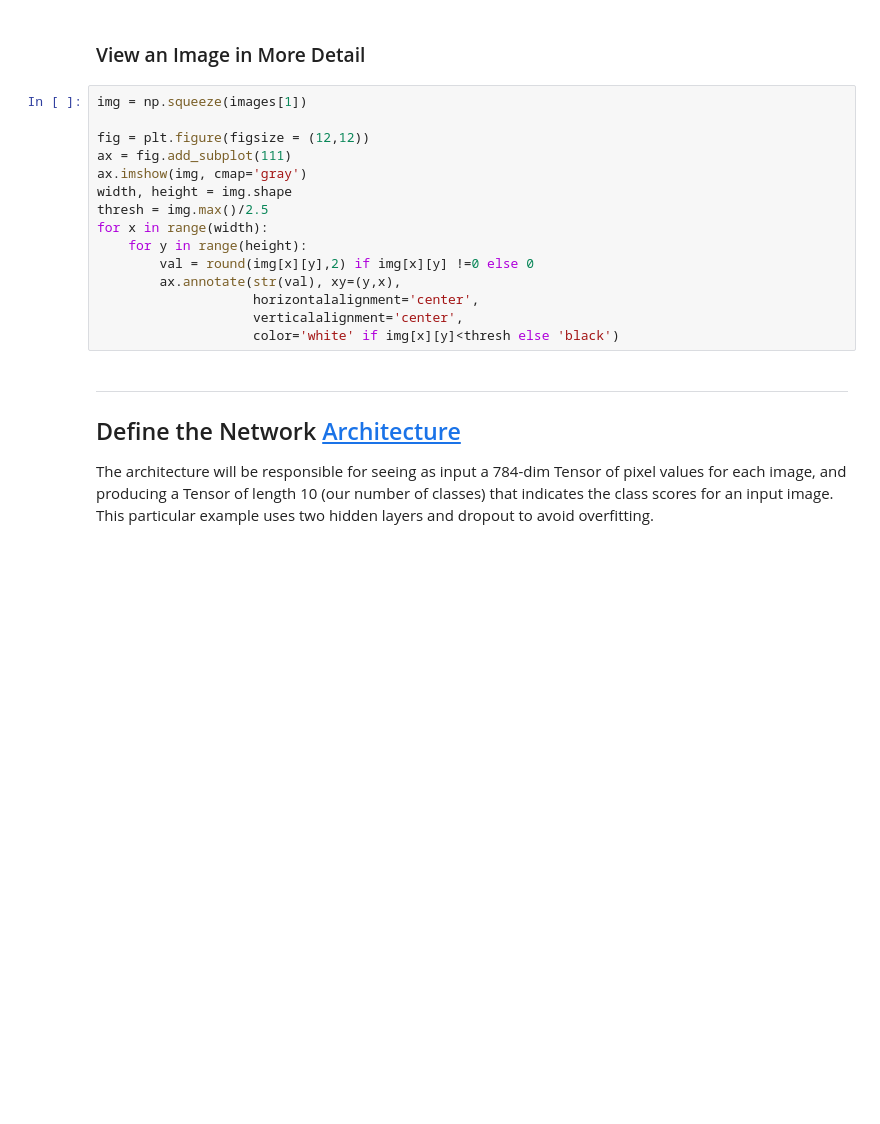
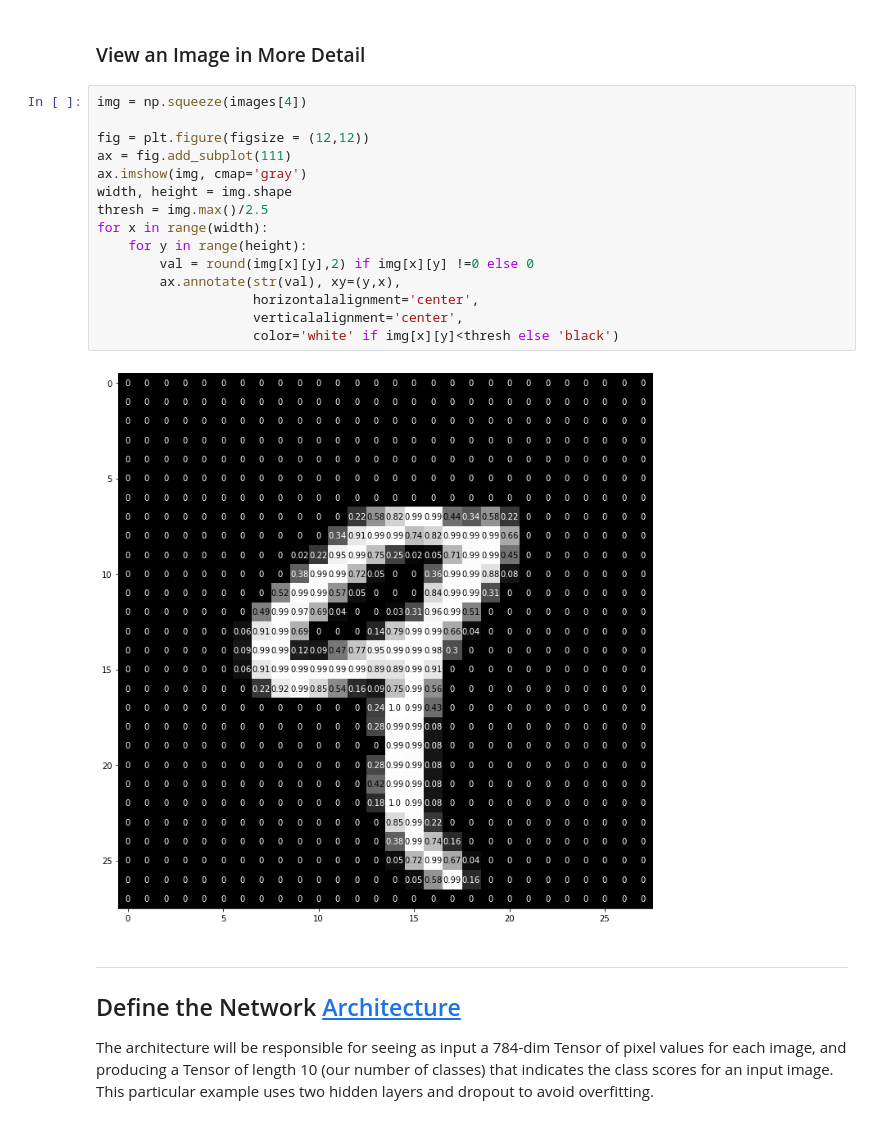
Before and after one commit to Ki-rin/deep-learning-pytorch, a Jupyter notebook: convolutional-neural-networks/mnist-mlp/mnist_mlp_exercise.ipynb, the cells around one changed output. Saved outputs shown, nothing was run; the diff lists cells and outputs as text; blank space fills up the shorter version.

```diff
--- a/convolutional-neural-networks/mnist-mlp/mnist_mlp_exercise.ipynb
+++ b/convolutional-neural-networks/mnist-mlp/mnist_mlp_exercise.ipynb
@@ -92,20 +79,22 @@ for idx in np.arange(20):
 # %% [markdown]
 ### View an Image in More Detail
 # %%
-img = np.squeeze(images[1])
+img = np.squeeze(images[4])
 
 fig = plt.figure(figsize = (12,12))
 ax = fig.add_subplot(111)
 ax.imshow(img, cmap='gray')
 width, height = img.shape
 thresh = img.max()/2.5
 for x in range(width):
     for y in range(height):
         val = round(img[x][y],2) if img[x][y] !=0 else 0
         ax.annotate(str(val), xy=(y,x),
                     horizontalalignment='center',
                     verticalalignment='center',
                     color='white' if img[x][y]<thresh else 'black')
+# %% [output]
+[figure, added]
 # %% [markdown]
 ---
 ## Define the Network [Architecture](http://pytorch.org/docs/stable/nn.html)
```
Also changed, not shown: parts of 7 cells of this notebook.
